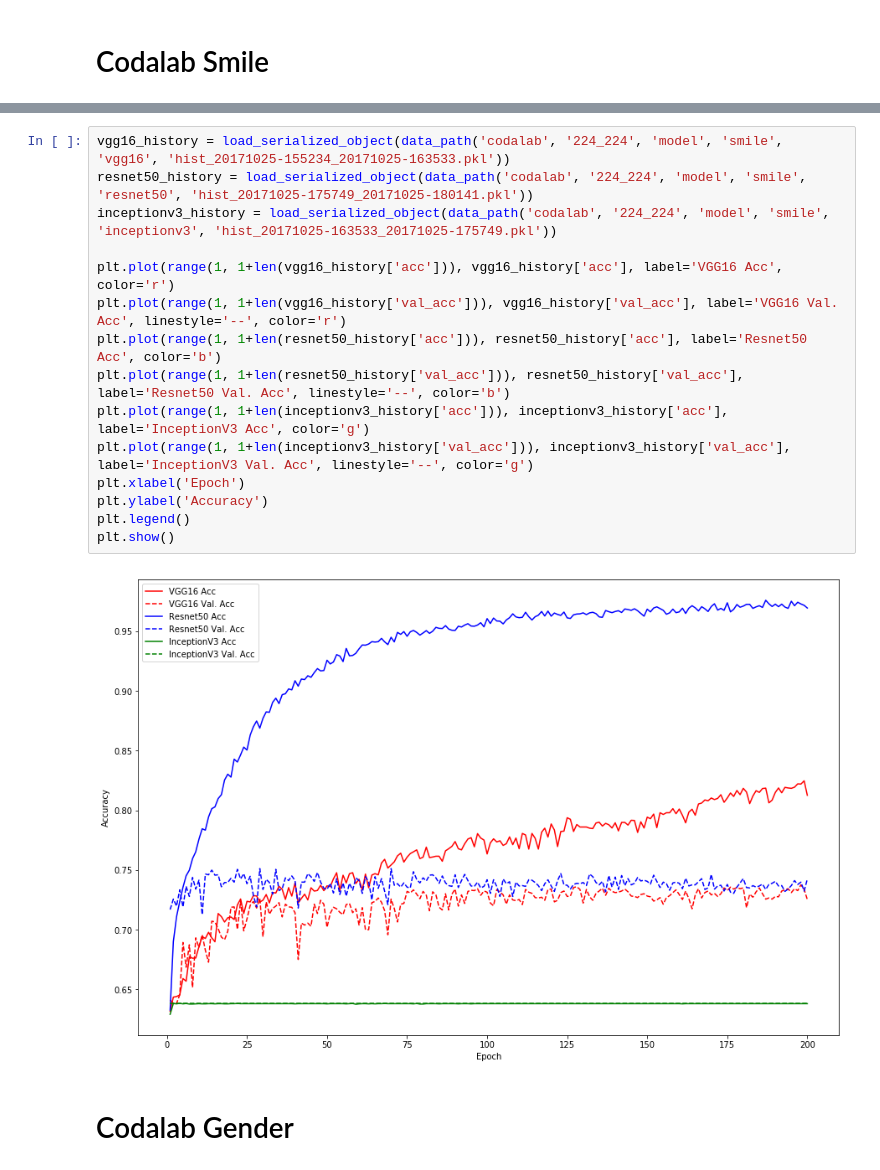
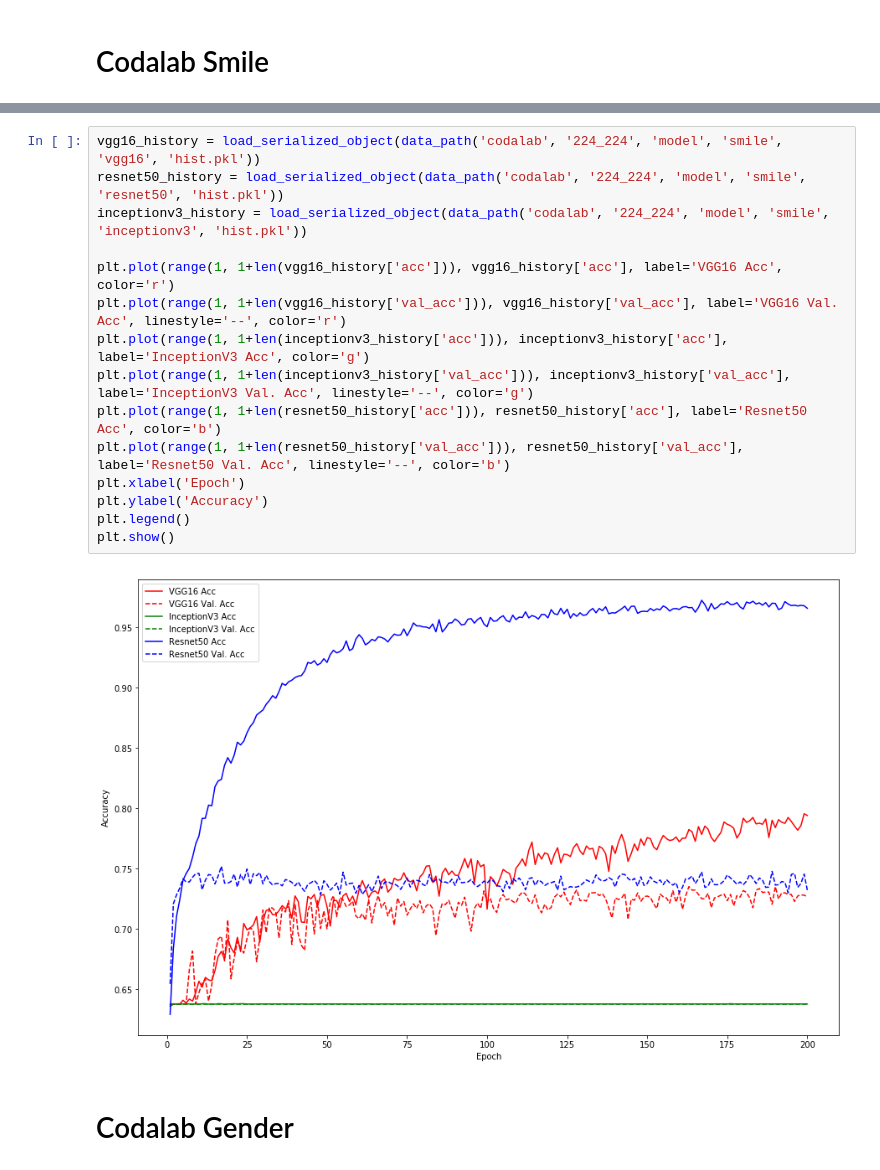
Before and after one commit to akbargumbira/PretrainedFeatureExtraction, a Jupyter notebook: src/notebook/features_extraction.ipynb, the cells around one changed output, grey strips where cells are left out. Saved outputs shown, nothing was run; the diff lists cells and outputs as text.

```diff
--- a/src/notebook/features_extraction.ipynb
+++ b/src/notebook/features_extraction.ipynb
@@ -57,19 +85,19 @@ plt.show()
 # %%
-vgg16_history = load_serialized_object(data_path('codalab', '224_224', 'model', 'smile', 'vgg16', 'hist_20171025-155234_20171025-163533.pkl'))
-resnet50_history = load_serialized_object(data_path('codalab', '224_224', 'model', 'smile', 'resnet50', 'hist_20171025-175749_20171025-180141.pkl'))
-inceptionv3_history = load_serialized_object(data_path('codalab', '224_224', 'model', 'smile', 'inceptionv3', 'hist_20171025-163533_20171025-175749.pkl'))
+vgg16_history = load_serialized_object(data_path('codalab', '224_224', 'model', 'smile', 'vgg16', 'hist.pkl'))
+resnet50_history = load_serialized_object(data_path('codalab', '224_224', 'model', 'smile', 'resnet50', 'hist.pkl'))
+inceptionv3_history = load_serialized_object(data_path('codalab', '224_224', 'model', 'smile', 'inceptionv3', 'hist.pkl'))
 
 plt.plot(range(1, 1+len(vgg16_history['acc'])), vgg16_history['acc'], label='VGG16 Acc', color='r')
 plt.plot(range(1, 1+len(vgg16_history['val_acc'])), vgg16_history['val_acc'], label='VGG16 Val. Acc', linestyle='--', color='r')
+plt.plot(range(1, 1+len(inceptionv3_history['acc'])), inceptionv3_history['acc'], label='InceptionV3 Acc', color='g')
+plt.plot(range(1, 1+len(inceptionv3_history['val_acc'])), inceptionv3_history['val_acc'], label='InceptionV3 Val. Acc', linestyle='--', color='g')
 plt.plot(range(1, 1+len(resnet50_history['acc'])), resnet50_history['acc'], label='Resnet50 Acc', color='b')
 plt.plot(range(1, 1+len(resnet50_history['val_acc'])), resnet50_history['val_acc'], label='Resnet50 Val. Acc', linestyle='--', color='b')
-plt.plot(range(1, 1+len(inceptionv3_history['acc'])), inceptionv3_history['acc'], label='InceptionV3 Acc', color='g')
-plt.plot(range(1, 1+len(inceptionv3_history['val_acc'])), inceptionv3_history['val_acc'], label='InceptionV3 Val. Acc', linestyle='--', color='g')
 plt.xlabel('Epoch')
 plt.ylabel('Accuracy')
 plt.legend()
 plt.show()
 # %% [output]
-[figure, old version]
+[figure, new version]
 # %% [markdown]
 # Codalab Gender
```
Also changed, not shown: parts of 10 cells of this notebook, 4 other files.
